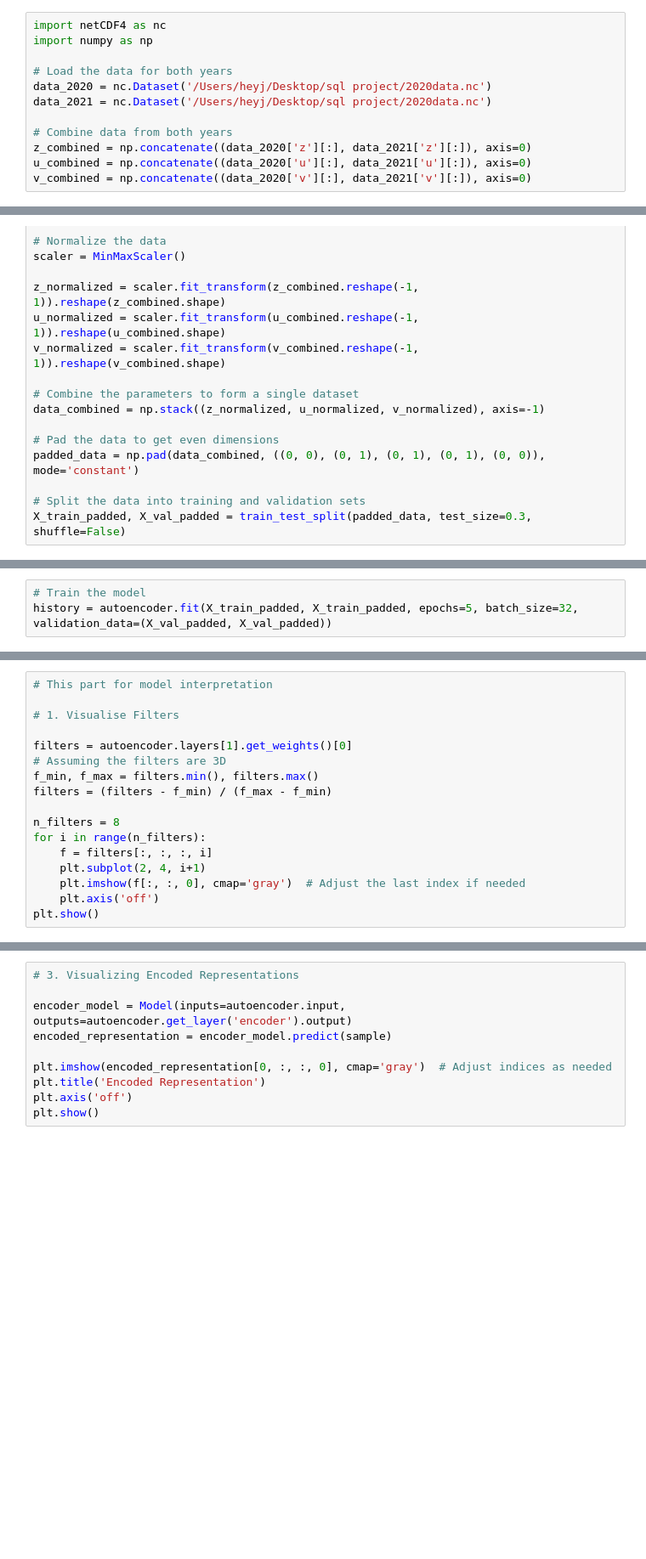
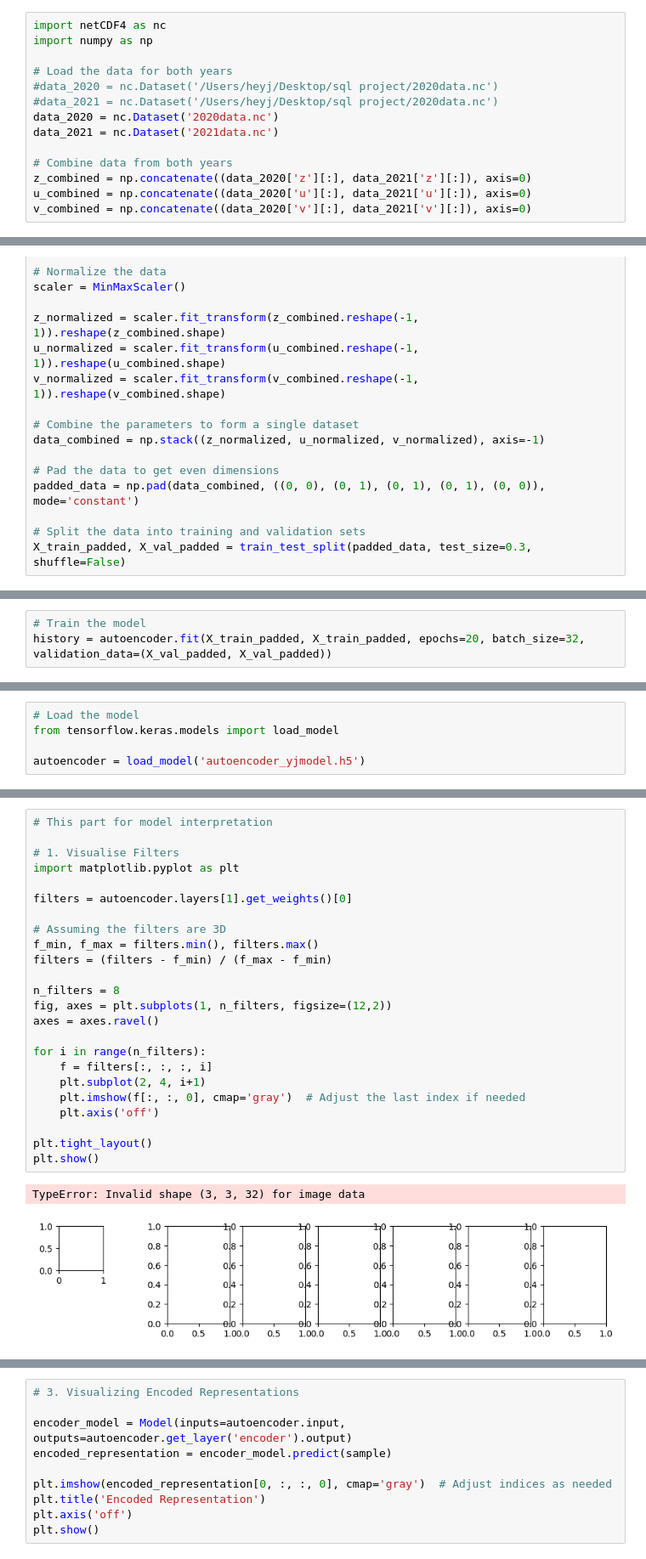
Before and after one commit to yh115/Analogue-Nowcasting-Model, a Jupyter notebook: ResNet.ipynb, the cells around one changed output, grey strips where cells are left out. Shown at 85% size. Drawn from its saved outputs; the diff is of its cells as text; blank space fills up the shorter version.

```diff
--- a/ResNet.ipynb
+++ b/ResNet.ipynb
@@ -3,8 +3,10 @@ import netCDF4 as nc
 import numpy as np
 
 # Load the data for both years
-data_2020 = nc.Dataset('/Users/heyj/Desktop/sql project/2020data.nc')
-data_2021 = nc.Dataset('/Users/heyj/Desktop/sql project/2020data.nc')
+#data_2020 = nc.Dataset('/Users/heyj/Desktop/sql project/2020data.nc')
+#data_2021 = nc.Dataset('/Users/heyj/Desktop/sql project/2020data.nc')
+data_2020 = nc.Dataset('2020data.nc')
+data_2021 = nc.Dataset('2021data.nc')
 
 # Combine data from both years
 z_combined = np.concatenate((data_2020['z'][:], data_2021['z'][:]), axis=0)
@@ -81,4 +98,4 @@ To enable the following instructions: AVX2 FMA, in other operations, rebuild Ten
 # %%
 # Train the model
-history = autoencoder.fit(X_train_padded, X_train_padded, epochs=5, batch_size=32, validation_data=(X_val_padded, X_val_padded))
+history = autoencoder.fit(X_train_padded, X_train_padded, epochs=20, batch_size=32, validation_data=(X_val_padded, X_val_padded))
 # %% [output]
@@ -123,3 +180,8 @@ ValueError: No such layer: encoder. Existing layers are: ['input_1', 'conv3d', '
+# %%
+# Load the model
+from tensorflow.keras.models import load_model
+
+autoencoder = load_model('autoencoder_yjmodel.h5')
 # %%
 # Preprocess and Encode the ##Input Day$$ Data, here use 28th Sep 2023
 
@@ -172,20 +262,30 @@ most_similar_day_data = original_data_library[most_similar_day_index]
 # %%
 # This part for model interpretation
 
 # 1. Visualise Filters
+import matplotlib.pyplot as plt
 
 filters = autoencoder.layers[1].get_weights()[0]
+
 # Assuming the filters are 3D
 f_min, f_max = filters.min(), filters.max()
 filters = (filters - f_min) / (f_max - f_min)
 
 n_filters = 8
+fig, axes = plt.subplots(1, n_filters, figsize=(12,2))
+axes = axes.ravel()
+
 for i in range(n_filters):
     f = filters[:, :, :, i]
     plt.subplot(2, 4, i+1)
     plt.imshow(f[:, :, 0], cmap='gray')  # Adjust the last index if needed
     plt.axis('off')
+
+plt.tight_layout()
 plt.show()
+# %% [output]
+TypeError: Invalid shape (3, 3, 32) for image data
+[figure, added]
 # %%
 # 2. Visualizing Activations
 
```
Also changed, not shown: parts of 12 cells of this notebook.
